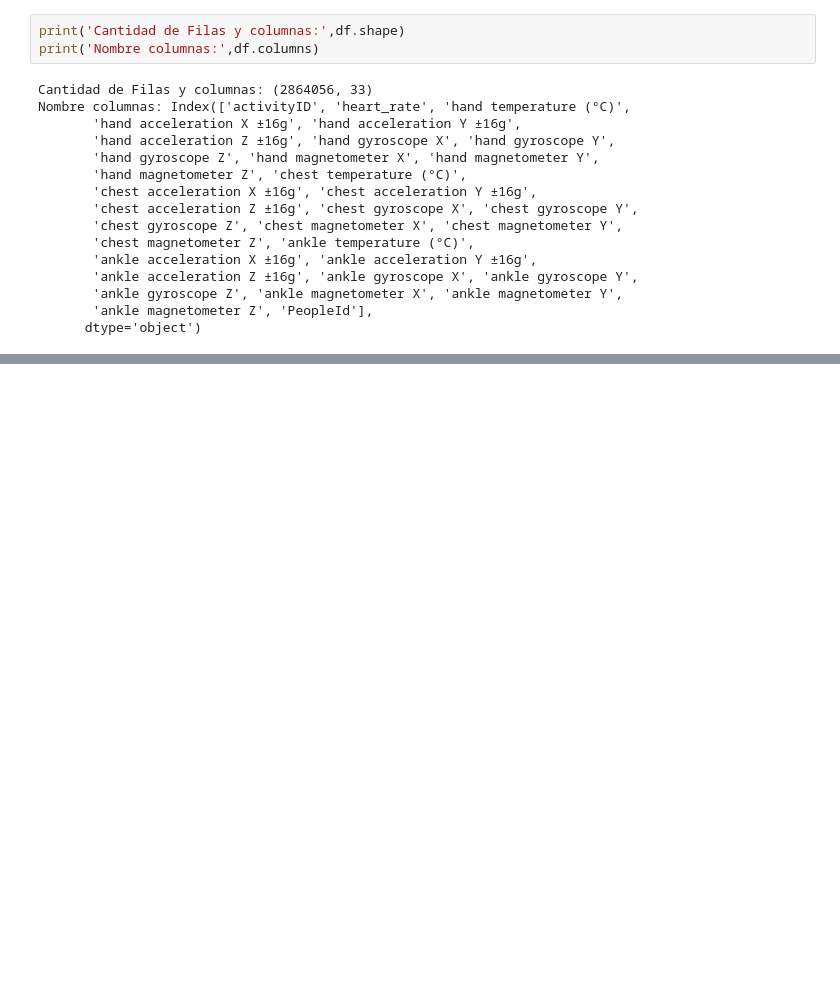
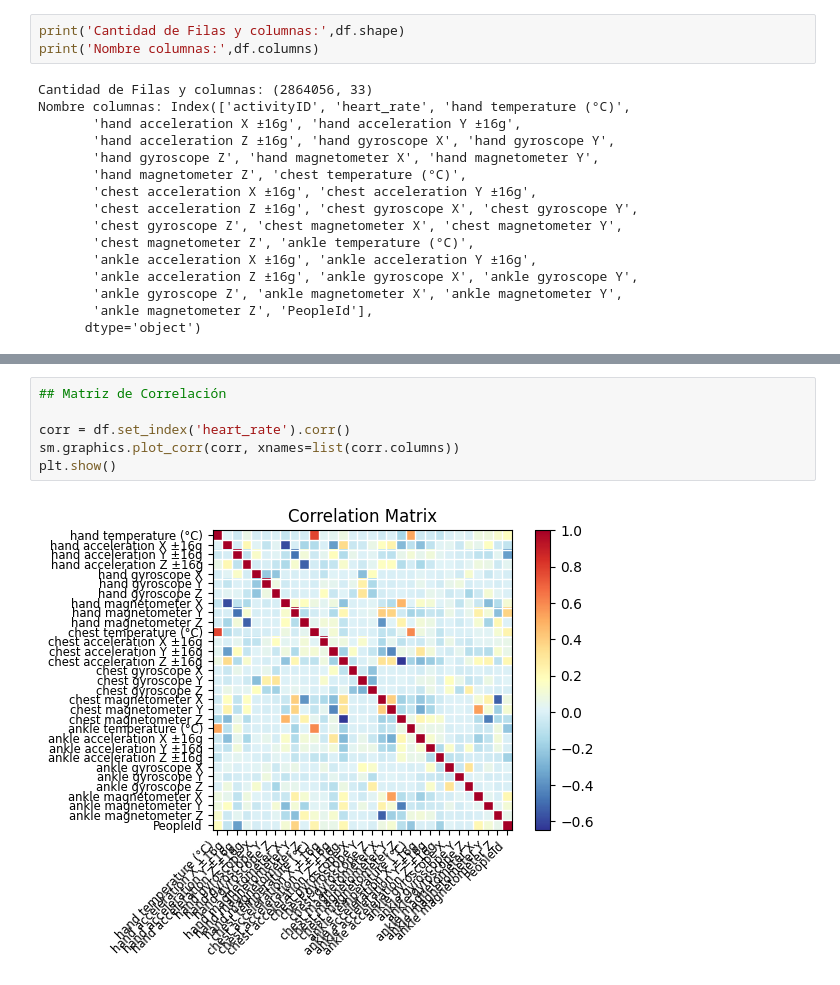
Before and after one commit to EdinsonSerrano1994/Pred_G13, a Jupyter notebook: Trabajo_Final.ipynb, the cells around one changed output, grey strips where cells are left out. Saved outputs shown, nothing was run; the diff lists cells and outputs as text; blank space fills up the shorter version.

```diff
--- a/Trabajo_Final.ipynb
+++ b/Trabajo_Final.ipynb
@@ -75,0 +78,8 @@ df.describe()
+# %%
+## Matriz de Correlación
+
+corr = df.set_index('heart_rate').corr()
+sm.graphics.plot_corr(corr, xnames=list(corr.columns))
+plt.show()
+# %% [output]
+[figure, added]
```
Also changed, not shown: parts of 4 cells of this notebook.
